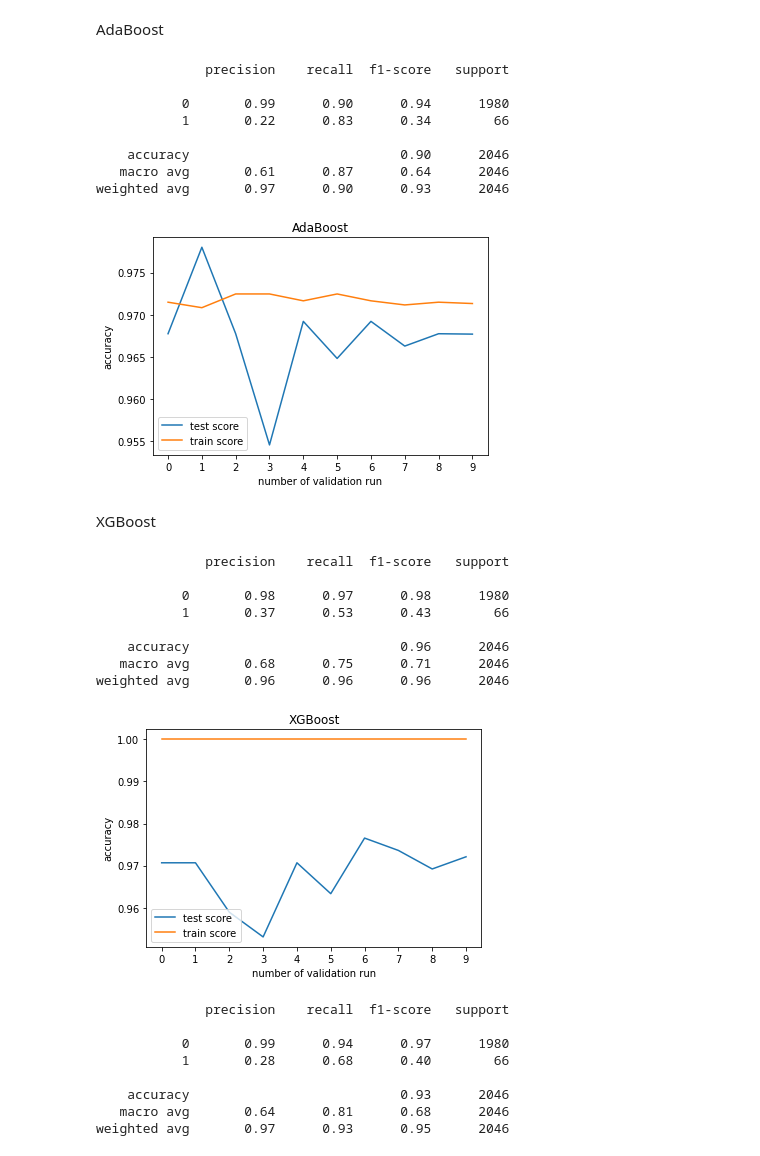
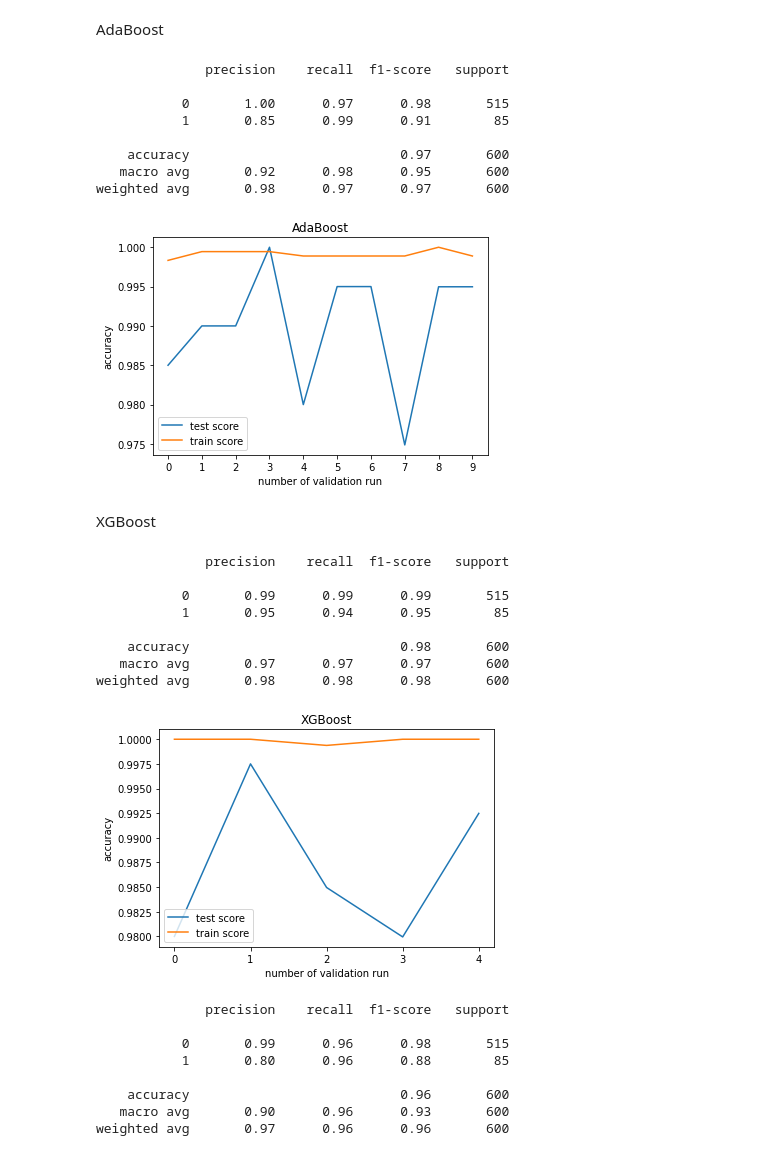
Before and after one commit to niklastrimpe/Gradient-Boosting-Example, a Jupyter notebook: Gradient_Boosting_Credit_Risk.ipynb, the cells around one changed output. Cells and saved outputs as stored; diff of their text form; code cells hidden in the pictures.

Commit message:
Changed use case and data set to credit default

```diff
--- a/Gradient_Boosting_Credit_Risk.ipynb
+++ b/Gradient_Boosting_Credit_Risk.ipynb
@@ -4,10 +4,11 @@ Prepare dataset
 import pandas as pd
 import numpy as np
 
-df = pd.read_csv("data/data.csv") # https://www.kaggle.com/datasets/fedesoriano/company-bankruptcy-prediction
+df= pd.read_csv("data/credit_risk.csv") # https://www.kaggle.com/datasets/upadorprofzs/credit-risk
 
-df["y"] = df["Bankrupt?"]
-df.drop("Bankrupt?", axis=1, inplace=True)
+df["y"] = df["default"]
+df.drop(["default", "clientid"], axis=1, inplace=True)
+df.dropna(inplace=True)
 
 df.head()
 # %% [output]
@@ -43,10 +46,9 @@ X_train, y_train = oversample.fit_resample(X_train, y_train)
 # %% [markdown]
 GBT Algorithm
 # %%
-from sklearn.metrics import classification_report
 from sklearn.ensemble import GradientBoostingClassifier
 
-model_gbt = GradientBoostingClassifier(learning_rate=0.1, max_depth=6, criterion="friedman_mse", n_estimators=100, n_iter_no_change=5, tol=0.001, random_state=0)
+model_gbt = GradientBoostingClassifier(learning_rate=0.3, max_depth=6, criterion="friedman_mse", n_estimators=100, n_iter_no_change=5, tol=0.001, random_state=0)
 
 model_gbt.fit(X_train, y_train)
 y_pred = model_gbt.predict(X_val)
@@ -80,7 +79,7 @@ AdaBoost
 # %%
 from sklearn.ensemble import AdaBoostClassifier
 
-model_ada = AdaBoostClassifier(learning_rate=0.1, n_estimators=100, random_state=0)
+model_ada = AdaBoostClassifier(learning_rate=0.3, n_estimators=100, random_state=0)
 
 model_ada.fit(X_train, y_train)
 y_pred = model_ada.predict(X_val)
@@ -88,12 +87,12 @@ print(classification_report(y_true=y_val, y_pred=y_pred))
 # %% [output]
               precision    recall  f1-score   support
 
-           0       0.99      0.90      0.94      1980
-           1       0.22      0.83      0.34        66
+           0       1.00      0.97      0.98       515
+           1       0.85      0.99      0.91        85
 
-    accuracy                           0.90      2046
-   macro avg       0.61      0.87      0.64      2046
-weighted avg       0.97      0.90      0.93      2046
+    accuracy                           0.97       600
+   macro avg       0.92      0.98      0.95       600
+weighted avg       0.98      0.97      0.97       600
 # %%
 cv = cross_validate(model_ada, X, y, return_train_score=True, cv=10)
 plt.plot(cv["test_score"], label="test score")
@@ -105,53 +104,53 @@ plt.ylabel("accuracy")
 plt.title("AdaBoost")
 plt.show()
 # %% [output]
-[figure, old version]
+[figure, new version]
 # %% [markdown]
 XGBoost
 # %%
 import xgboost as xgb
 
-model_xgb = xgb.XGBClassifier(learning_rate=0.1, max_depth=6, n_estimators=100)
+model_xgb = xgb.XGBClassifier(learning_rate=0.3, max_depth=6, n_estimators=100)
 model_xgb.fit(X_train, y_train)
 y_pred = model_xgb.predict(X_val)
 print(classification_report(y_true=y_val, y_pred=y_pred))
 # %% [output]
               precision    recall  f1-score   support
 
-           0       0.98      0.97      0.98      1980
-           1       0.37      0.53      0.43        66
+           0       0.99      0.99      0.99       515
+           1       0.95      0.94      0.95        85
 
-    accuracy                           0.96      2046
-   macro avg       0.68      0.75      0.71      2046
-weighted avg       0.96      0.96      0.96      2046
+    accuracy                           0.98       600
+   macro avg       0.97      0.97      0.97       600
+weighted avg       0.98      0.98      0.98       600
 # %%
-cv = cross_validate(model_xgb, X, y, return_train_score=True, cv=10)
+cv = cross_validate(model_xgb, X, y, return_train_score=True, cv=5)
 plt.plot(cv["test_score"], label="test score")
 plt.plot(cv["train_score"], label="train score")
 plt.legend(loc="lower left")
 plt.xlabel("number of validation run")
 plt.xticks(np.arange(0, len(cv["test_score"]), 1))
 plt.ylabel("accuracy")
 plt.title("XGBoost")
 plt.show()
 # %% [output]
-[figure, old version]
+[figure, new version]
 # %%
 from sklearn.ensemble import RandomForestClassifier
 
-model_rf = RandomForestClassifier(max_depth=9, n_estimators=100)
+model_rf = RandomForestClassifier(max_depth=6, n_estimators=100)
 model_rf.fit(X_train, y_train)
 y_pred = model_rf.predict(X_val)
 print(classification_report(y_true=y_val, y_pred=y_pred))
 # %% [output]
               precision    recall  f1-score   support
 
-           0       0.99      0.94      0.97      1980
-           1       0.28      0.68      0.40        66
+           0       0.99      0.96      0.98       515
+           1       0.80      0.96      0.88        85
 
-    accuracy                           0.93      2046
-   macro avg       0.64      0.81      0.68      2046
-weighted avg       0.97      0.93      0.95      2046
+    accuracy                           0.96       600
+   macro avg       0.90      0.96      0.93       600
+weighted avg       0.97      0.96      0.96       600
 # %%
 cv = cross_validate(model_rf, X, y, return_train_score=True, cv=10)
 plt.plot(cv["test_score"], label="test score")
```
Also changed, not shown: parts of 6 cells of this notebook, 6 other files.
